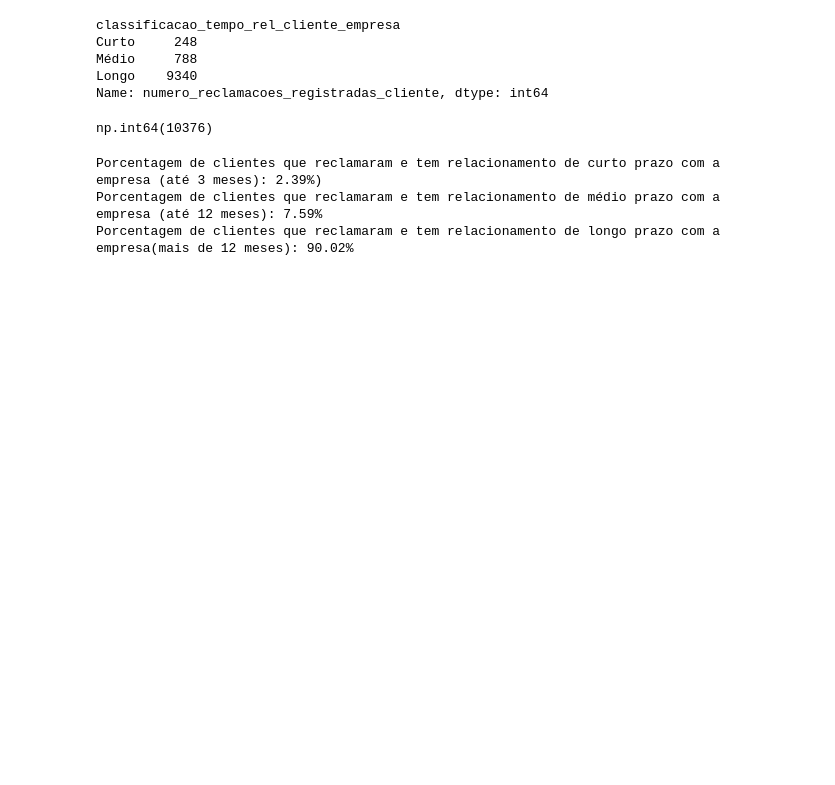
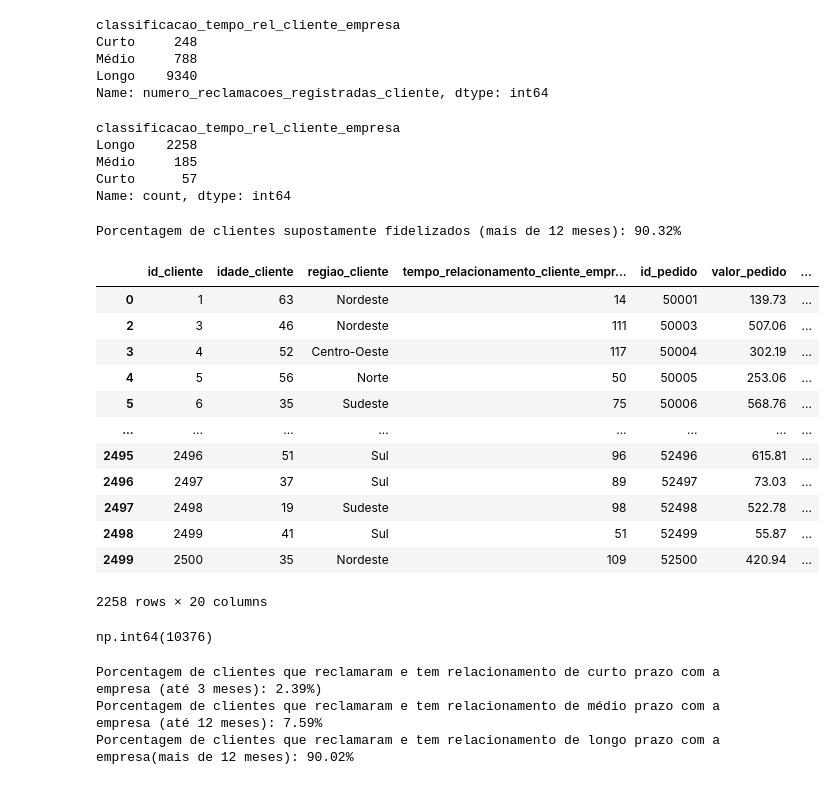
Before and after one commit to matheusvaraujo/CienciaDeDadosProjetos, a Jupyter notebook: tech_challenge/tech_challenge.ipynb, the cells around one changed output. Drawn from its saved outputs; the diff is of its cells as text; code cells hidden in the pictures; blank space fills up the shorter version.

```diff
--- a/tech_challenge/tech_challenge.ipynb
+++ b/tech_challenge/tech_challenge.ipynb
@@ -427,8 +443,38 @@ Curto     248
 Médio     788
 Longo    9340
 Name: numero_reclamacoes_registradas_cliente, dtype: int64
-# %%
-num_reclamacoes_registradas_clientes
-# %% [output]
-np.int64(10376)
+# %%
+df['classificacao_tempo_rel_cliente_empresa'].value_counts()
+# %% [output]
+classificacao_tempo_rel_cliente_empresa
+Longo    2258
+Médio     185
+Curto      57
+Name: count, dtype: int64
+# %%
+qtd_cliente_tempo_curto = len(df[df['classificacao_tempo_rel_cliente_empresa'] == 'Curto'])
+qtd_cliente_tempo_medio = len(df[df['classificacao_tempo_rel_cliente_empresa'] == 'Médio'])
+qtd_cliente_tempo_longo = len(df[df['classificacao_tempo_rel_cliente_empresa'] == 'Longo'])
+# %%
+porce_clientes_relacionamento_tempo_longo = (qtd_cliente_tempo_longo/quantidade_total_de_pedidos) * 100
+
+print(f'Porcentagem de clientes supostamente fidelizados (mais de 12 meses): {porce_clientes_relacionamento_tempo_longo:.2f}%')
+# %% [output]
+Porcentagem de clientes supostamente fidelizados (mais de 12 meses): 90.32%
+# %%
+qtd_cliente_tempo_longo
+# %% [output]
+|  | id_cliente | idade_cliente | regiao_cliente | tempo_relacionamento_cliente_empr... | id_pedido | valor_pedido | ... |
+| 0 | 1 | 63 | Nordeste | 14 | 50001 | 139.73 | ... |
+| 2 | 3 | 46 | Nordeste | 111 | 50003 | 507.06 | ... |
+| 3 | 4 | 52 | Centro-Oeste | 117 | 50004 | 302.19 | ... |
+| 4 | 5 | 56 | Norte | 50 | 50005 | 253.06 | ... |
+| 5 | 6 | 35 | Sudeste | 75 | 50006 | 568.76 | ... |
+| ... | ... | ... | ... | ... | ... | ... | ... |
+| 2495 | 2496 | 51 | Sul | 96 | 52496 | 615.81 | ... |
+| 2496 | 2497 | 37 | Sul | 89 | 52497 | 73.03 | ... |
+| 2497 | 2498 | 19 | Sudeste | 98 | 52498 | 522.78 | ... |
+| 2498 | 2499 | 41 | Sul | 51 | 52499 | 55.87 | ... |
+| 2499 | 2500 | 35 | Nordeste | 109 | 52500 | 420.94 | ... |
+2258 rows × 20 columns
 # %%
@@ -443,5 +489,9 @@ num_clientes_tempo_longo = clientes_tempo_longo['numero_reclamacoes_registradas_
 # %%
 num_reclamacoes_registradas_clientes = reclamacoes_registradas_clientes['numero_reclamacoes_registradas_cliente'].sum()
+# %%
+num_reclamacoes_registradas_clientes
+# %% [output]
+np.int64(10376)
 # %%
 porcentagem_cliente_tempo_curto =  (num_clientes_tempo_curto/num_reclamacoes_registradas_clientes) * 100
 porcentagem_cliente_tempo_medio = (num_clientes_tempo_medio/num_reclamacoes_registradas_clientes) * 100
```
Also changed, not shown: parts of 8 cells of this notebook.
